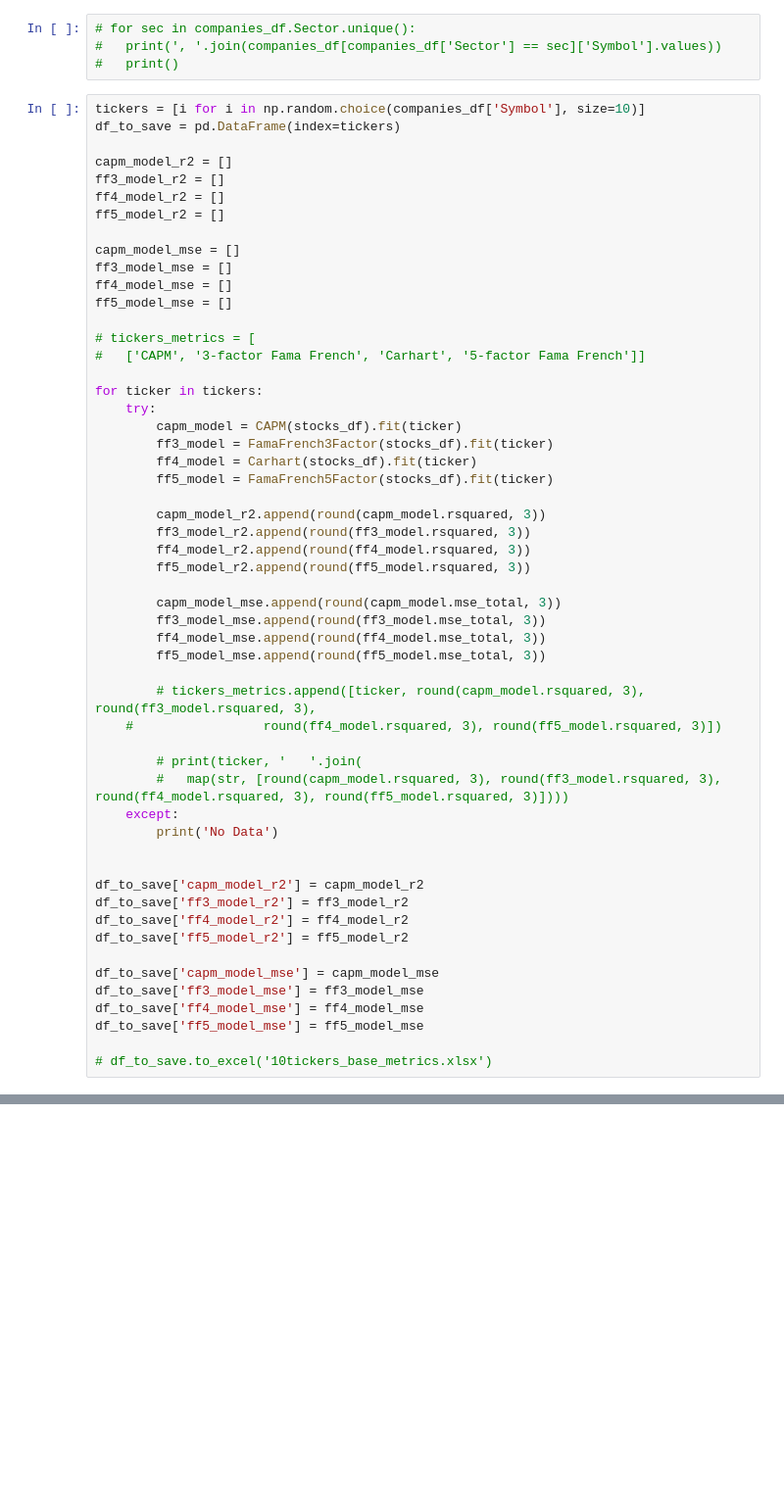
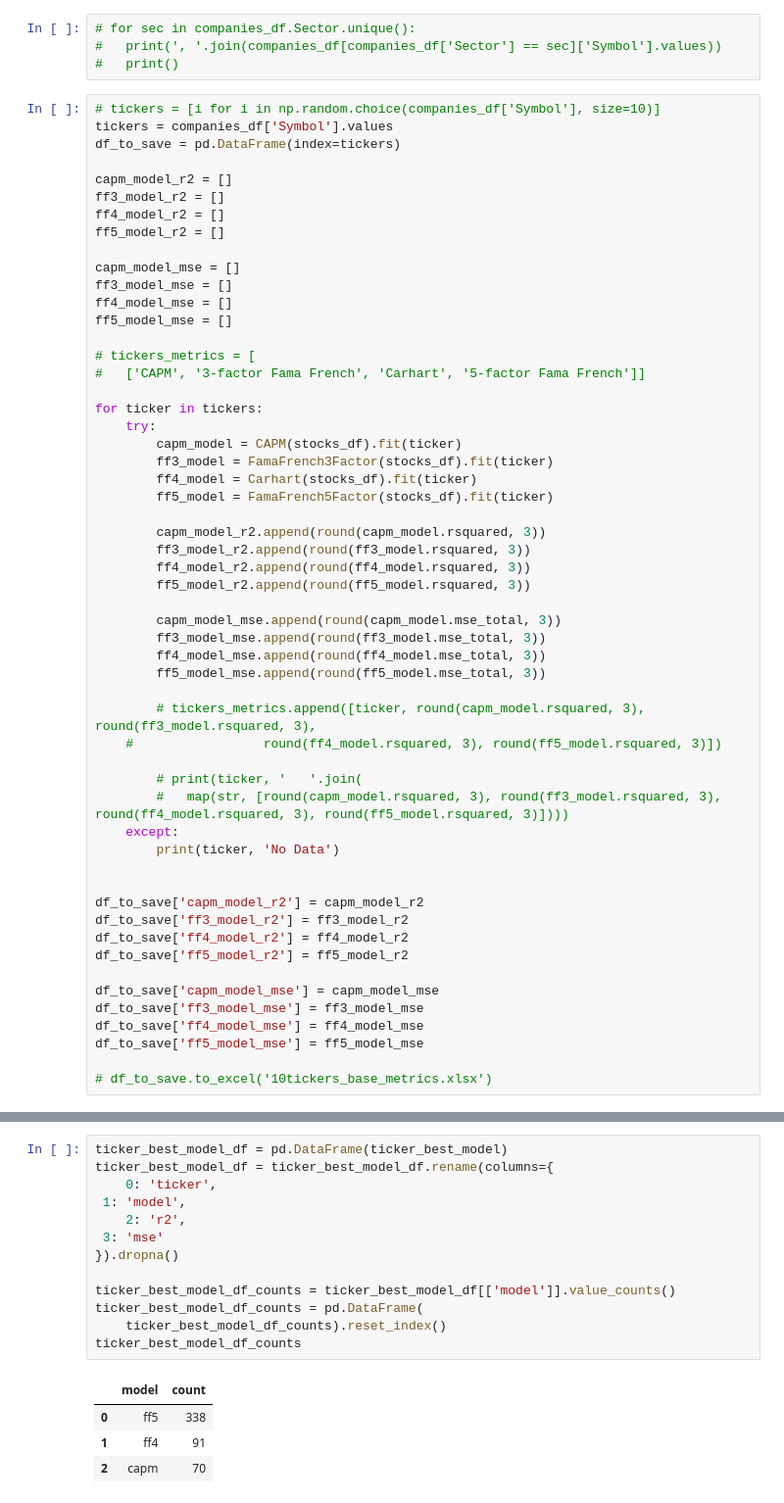
Before and after one commit to NikolaySimakov/Fama-French-models, a Jupyter notebook: main.ipynb, the cells around one changed output, grey strips where cells are left out. Shown: that part at 98% size. Cells and saved outputs as stored; diff of their text form; blank space fills up the shorter version.

Commit message:
Add stepwise 'get best model' method

```diff
--- a/main.ipynb
+++ b/main.ipynb
@@ -104,7 +120,8 @@ plt.show()
 #   print(', '.join(companies_df[companies_df['Sector'] == sec]['Symbol'].values))
 #   print()
 # %%
-tickers = [i for i in np.random.choice(companies_df['Symbol'], size=10)]
+# tickers = [i for i in np.random.choice(companies_df['Symbol'], size=10)]
+tickers = companies_df['Symbol'].values
 df_to_save = pd.DataFrame(index=tickers)
 
 capm_model_r2 = []
@@ -143,7 +160,7 @@ for ticker in tickers:
 		# print(ticker, '   '.join(
 		# 	map(str, [round(capm_model.rsquared, 3), round(ff3_model.rsquared, 3), round(ff4_model.rsquared, 3), round(ff5_model.rsquared, 3)])))
 	except:
-		print('No Data')
+		print(ticker, 'No Data')
 
 
 df_to_save['capm_model_r2'] = capm_model_r2
@@ -159,0 +225,18 @@ df_to_save['ff5_model_mse'] = ff5_model_mse
+# %%
+ticker_best_model_df = pd.DataFrame(ticker_best_model)
+ticker_best_model_df = ticker_best_model_df.rename(columns={
+	0: 'ticker',
+ 1: 'model',
+	2: 'r2',
+ 3: 'mse'
+}).dropna()
+
+ticker_best_model_df_counts = ticker_best_model_df[['model']].value_counts()
+ticker_best_model_df_counts = pd.DataFrame(
+    ticker_best_model_df_counts).reset_index()
+ticker_best_model_df_counts
+# %% [output]
+|  | model | count |
+| 0 | ff5 | 338 |
+| 1 | ff4 | 91 |
+| 2 | capm | 70 |
```
Also changed, not shown: parts of 5 cells of this notebook.
